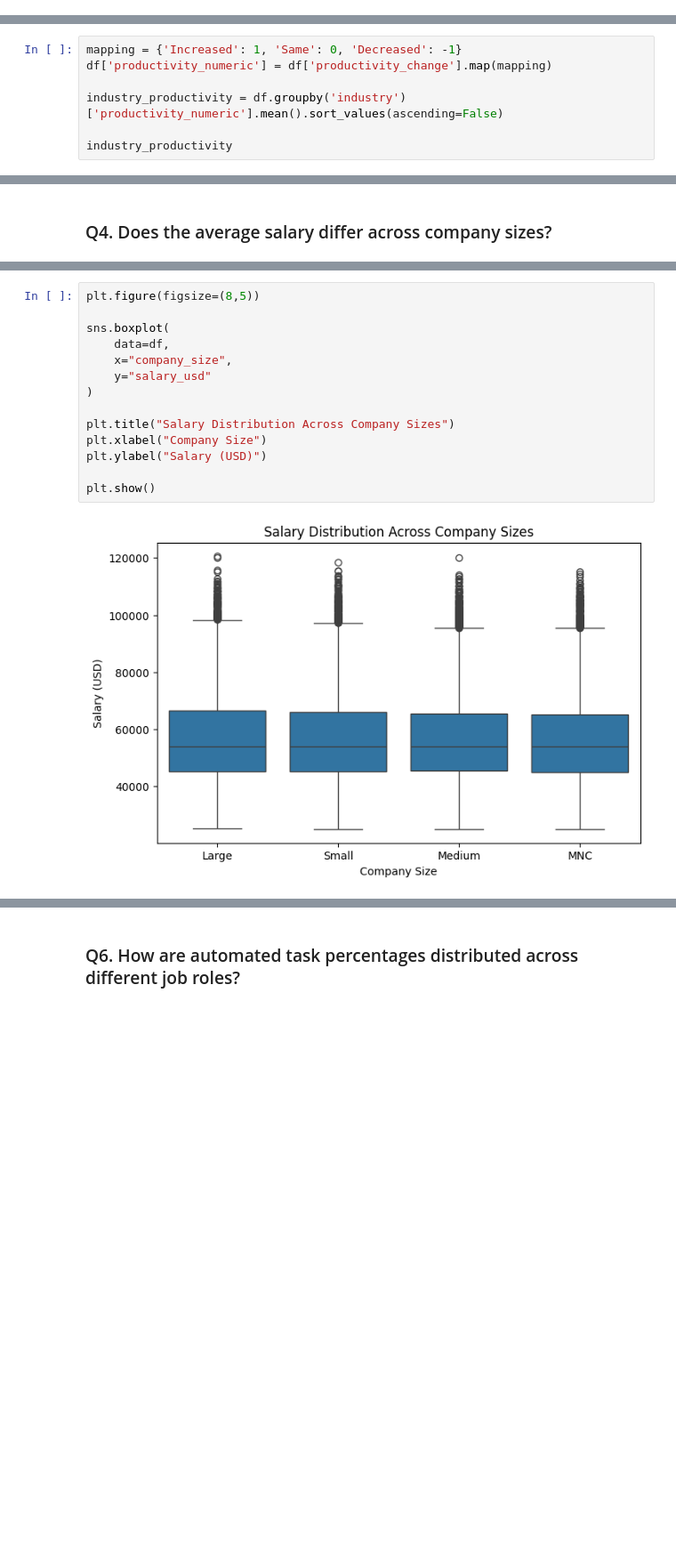
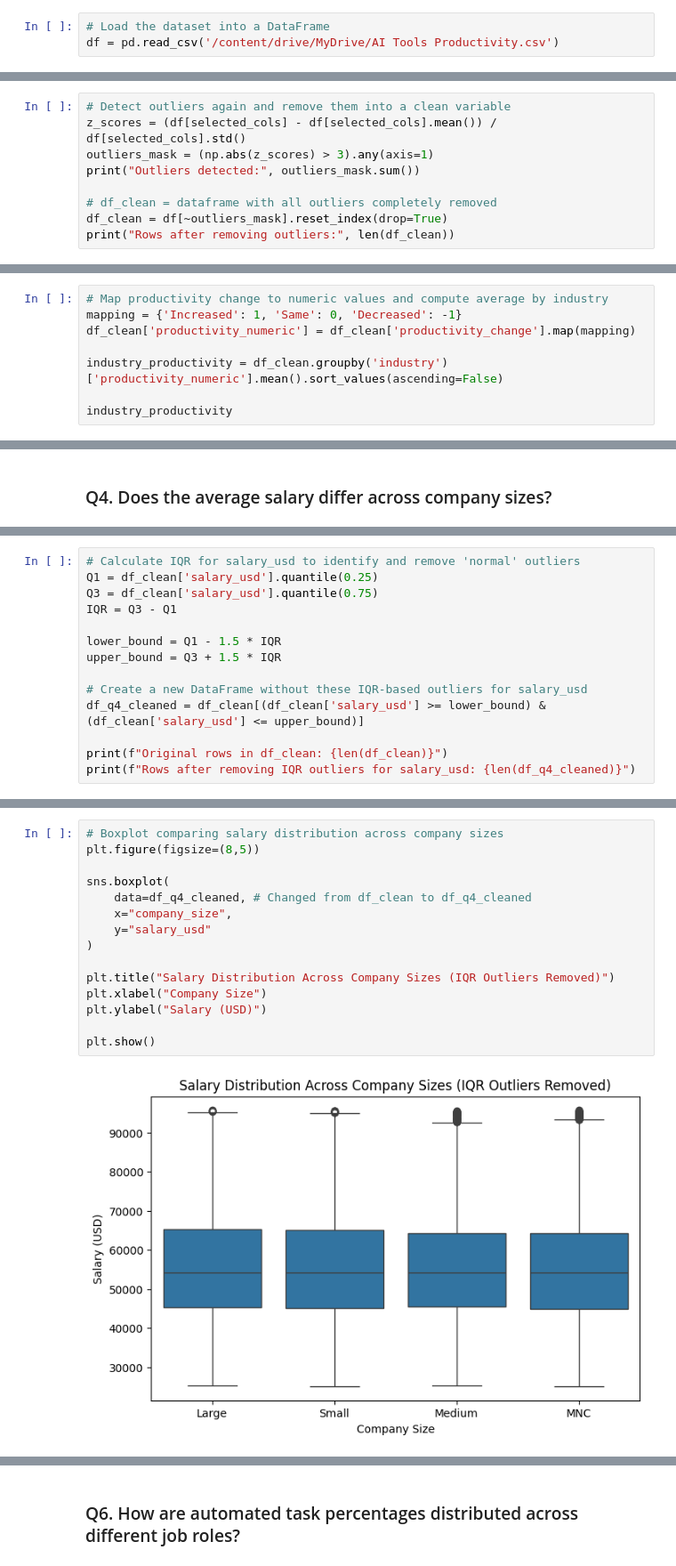
Before and after one commit to umang0015/AI-Tools-Usage-And-Productivity-Analysis, a Jupyter notebook: Project1-checkpoint.ipynb, the cells around one changed output, grey strips where cells are left out. Shown at 89% size. Cells and saved outputs as stored; diff of their text form; blank space fills up the shorter version.

Commit message:
fixed the outliers problem

```diff
--- a/Project1-checkpoint.ipynb
+++ b/Project1-checkpoint.ipynb
@@ -23,2 +29,5 @@ df = pd.read_csv('AI_Tools_Productivity.csv')
+# %%
+# Load the dataset into a DataFrame
+df = pd.read_csv('/content/drive/MyDrive/AI Tools Productivity.csv')
 # %% [markdown]
 #### Basic Data Understanding
@@ -372,3 +409,12 @@ Total rows with outliers (Z-score > 3): 256
 | 987 | 988 | 54.0 | Healthcare | Software Engineer | 30.0 | Large | Remote | ... |
 | 1064 | 1065 | 54.0 | Education | Software Engineer | 27.0 | Medium | Remote | ... |
 5 rows × 23 columns
+# %%
+# Detect outliers again and remove them into a clean variable
+z_scores = (df[selected_cols] - df[selected_cols].mean()) / df[selected_cols].std()
+outliers_mask = (np.abs(z_scores) > 3).any(axis=1)
+print("Outliers detected:", outliers_mask.sum())
+
+# df_clean = dataframe with all outliers completely removed
+df_clean = df[~outliers_mask].reset_index(drop=True)
+print("Rows after removing outliers:", len(df_clean))
@@ -412,10 +461,11 @@ Total rows with outliers (Z-score > 3): 256
 # %% [markdown]
 ### Q1: Which industries achieve the highest average productivity improvement after adopting AI?
 # %%
+# Map productivity change to numeric values and compute average by industry
 mapping = {'Increased': 1, 'Same': 0, 'Decreased': -1}
-df['productivity_numeric'] = df['productivity_change'].map(mapping)
+df_clean['productivity_numeric'] = df_clean['productivity_change'].map(mapping)
 
-industry_productivity = df.groupby('industry')['productivity_numeric'].mean().sort_values(ascending=False)
+industry_productivity = df_clean.groupby('industry')['productivity_numeric'].mean().sort_values(ascending=False)
 
 industry_productivity
 # %% [output]
@@ -514,0 +575,14 @@ Name: salary_usd, dtype: float64
+# %%
+# Calculate IQR for salary_usd to identify and remove 'normal' outliers
+Q1 = df_clean['salary_usd'].quantile(0.25)
+Q3 = df_clean['salary_usd'].quantile(0.75)
+IQR = Q3 - Q1
+
+lower_bound = Q1 - 1.5 * IQR
+upper_bound = Q3 + 1.5 * IQR
+
+# Create a new DataFrame without these IQR-based outliers for salary_usd
+df_q4_cleaned = df_clean[(df_clean['salary_usd'] >= lower_bound) & (df_clean['salary_usd'] <= upper_bound)]
+
+print(f"Original rows in df_clean: {len(df_clean)}")
+print(f"Rows after removing IQR outliers for salary_usd: {len(df_q4_cleaned)}")
@@ -515,16 +594,17 @@ Name: salary_usd, dtype: float64
 # %%
+# Boxplot comparing salary distribution across company sizes
 plt.figure(figsize=(8,5))
 
 sns.boxplot(
-    data=df,
+    data=df_q4_cleaned, # Changed from df_clean to df_q4_cleaned
     x="company_size",
     y="salary_usd"
 )
 
-plt.title("Salary Distribution Across Company Sizes")
+plt.title("Salary Distribution Across Company Sizes (IQR Outliers Removed)")
 plt.xlabel("Company Size")
 plt.ylabel("Salary (USD)")
 
 plt.show()
 # %% [output]
-[figure, old version]
+[figure, new version]
```
Also changed, not shown: parts of 103 cells of this notebook.
